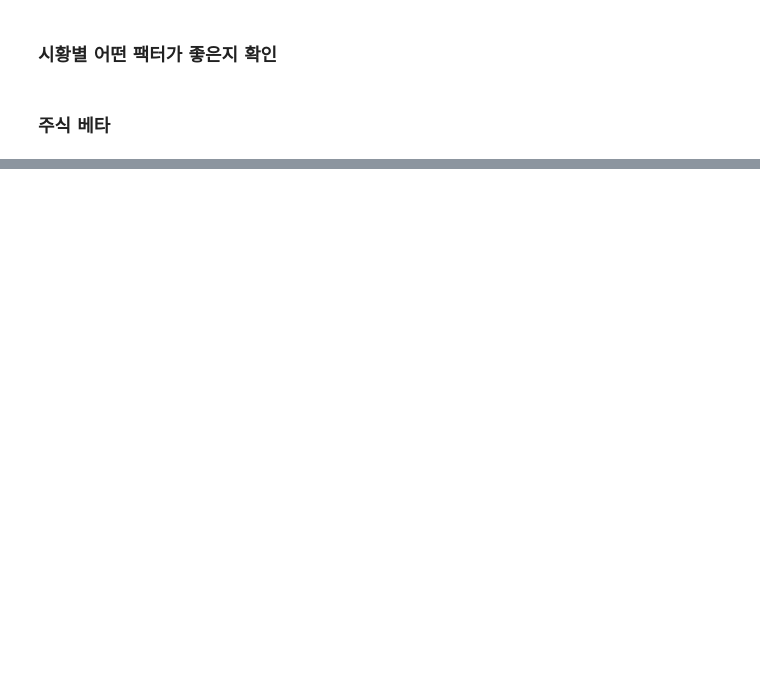
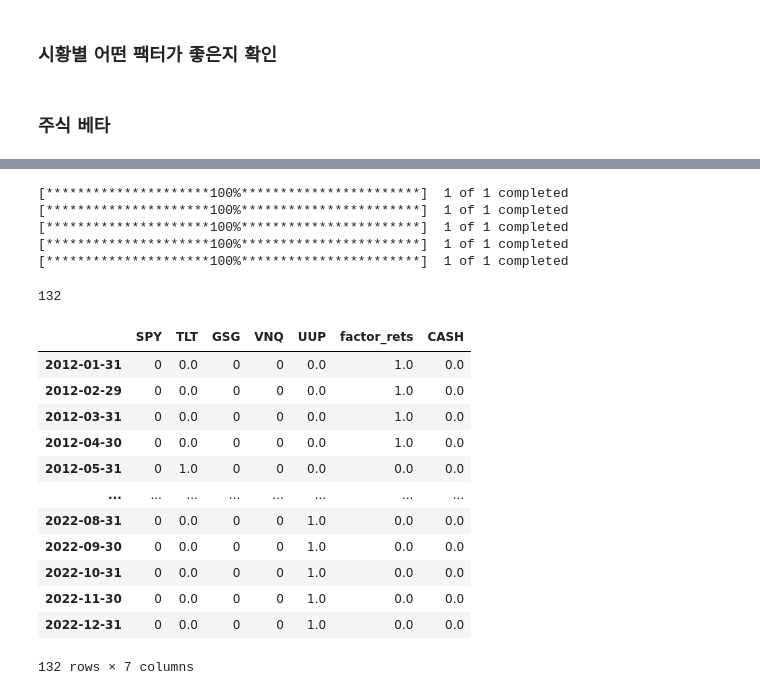
Before and after one commit to cswcjt/Quant-Project, a Jupyter notebook: quant/bs_with_beta.ipynb, the cells around one changed output, grey strips where cells are left out. Saved outputs shown, nothing was run; the diff lists cells and outputs as text; code cells hidden in the pictures; blank space fills up the shorter version.

```diff
--- a/quant/bs_with_beta.ipynb
+++ b/quant/bs_with_beta.ipynb
@@ -585,0 +111,6 @@ Annualized GtP Ratio: 3.20
+# %%
+asset_ticker = ['SPY','TLT', 'GSG', 'VNQ', 'UUP']
+asset_df = asset_indicators(asset_ticker)
+
+ma_regime_df = multi_asset_df(asset_df, fr_df)
+check_best_regime(ma_regime_df, 'month', _plot=True)
@@ -585,0 +137,14 @@ Annualized GtP Ratio: 3.20
+# %%
+indexes_df = asset_indicators()
+# %% [output]
+[*********************100%***********************]  1 of 1 completed
+[*********************100%***********************]  1 of 1 completed
+[*********************100%***********************]  1 of 1 completed
+[*********************100%***********************]  1 of 1 completed
+[*********************100%***********************]  1 of 1 completed
+# %%
+alternate_asset_list = ['SPY','TLT', 'GSG', 'VNQ', 'UUP']
+invest_price = invest_asset_df(indexes_df, factor_cum_rets, alternate_asset_list)
+
+rebal_list = rebal_dates(invest_price, period='month')
+rebal_price_df = price_on_rebal(invest_price, rebal_list)
@@ -585,0 +161,22 @@ Annualized GtP Ratio: 3.20
+# %%
+regime_signal_df.sum(axis=1).sum()
+# %% [output]
+132
+# %%
+regime_weight = Equalizer(signal=regime_signal_df, rebal_price=rebal_price_df, param=12).ew()
+regime_weight = regime_weight.fillna(0)
+regime_weight
+# %% [output]
+|  | SPY | TLT | GSG | VNQ | UUP | factor_rets | CASH |
+| 2012-01-31 | 0 | 0.0 | 0 | 0 | 0.0 | 1.0 | 0.0 |
+| 2012-02-29 | 0 | 0.0 | 0 | 0 | 0.0 | 1.0 | 0.0 |
+| 2012-03-31 | 0 | 0.0 | 0 | 0 | 0.0 | 1.0 | 0.0 |
+| 2012-04-30 | 0 | 0.0 | 0 | 0 | 0.0 | 1.0 | 0.0 |
+| 2012-05-31 | 0 | 1.0 | 0 | 0 | 0.0 | 0.0 | 0.0 |
+| ... | ... | ... | ... | ... | ... | ... | ... |
+| 2022-08-31 | 0 | 0.0 | 0 | 0 | 1.0 | 0.0 | 0.0 |
+| 2022-09-30 | 0 | 0.0 | 0 | 0 | 1.0 | 0.0 | 0.0 |
+| 2022-10-31 | 0 | 0.0 | 0 | 0 | 1.0 | 0.0 | 0.0 |
+| 2022-11-30 | 0 | 0.0 | 0 | 0 | 1.0 | 0.0 | 0.0 |
+| 2022-12-31 | 0 | 0.0 | 0 | 0 | 1.0 | 0.0 | 0.0 |
+132 rows × 7 columns
```
Also changed, not shown: parts of 68 cells of this notebook.
